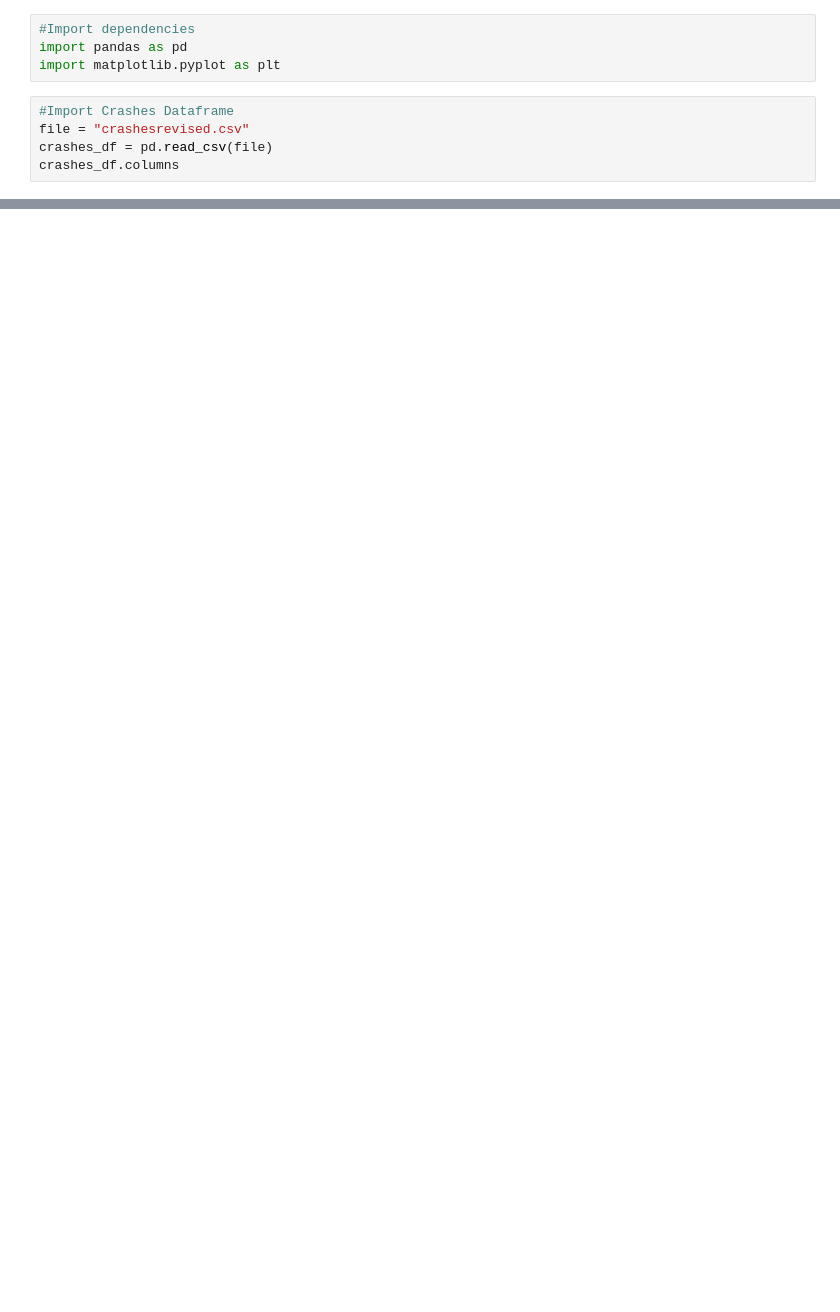
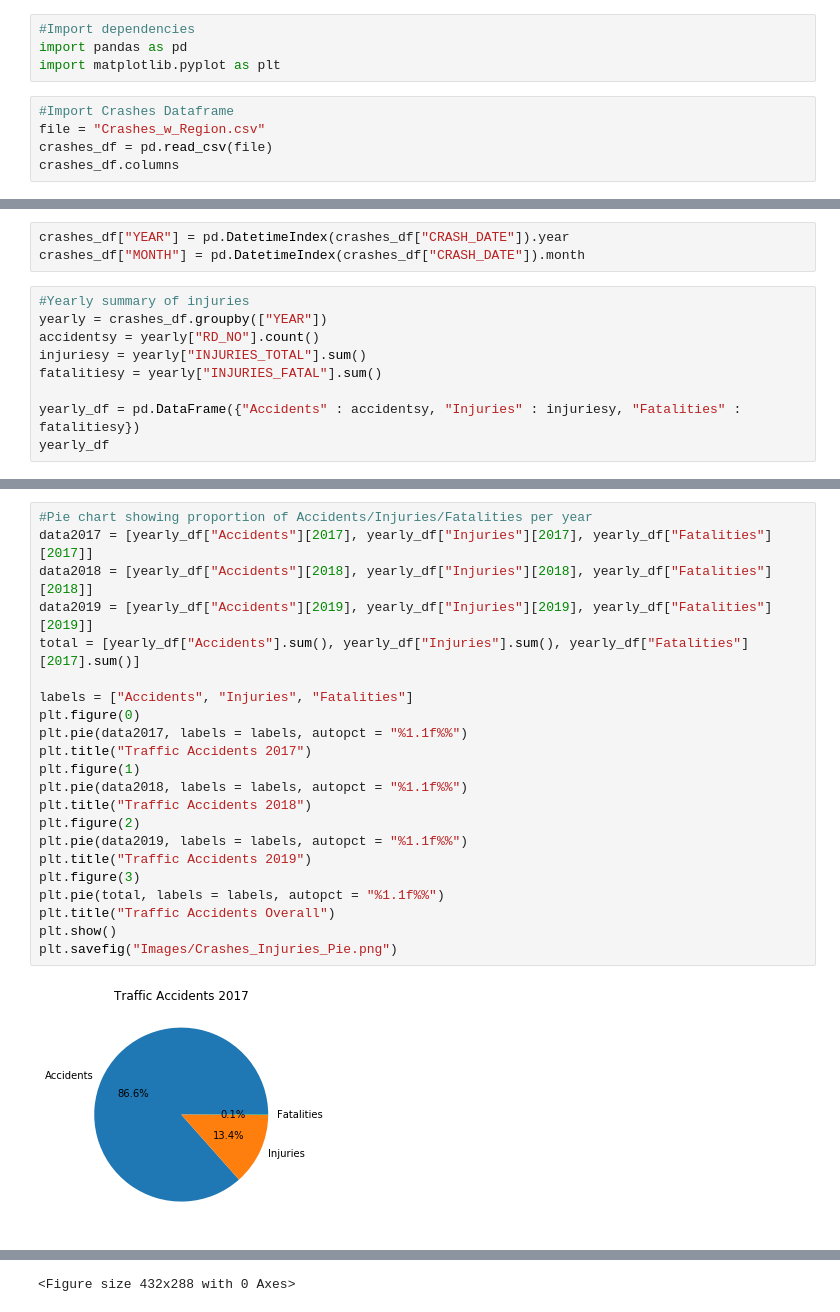
Before and after one commit to emharen/Project-One, a Jupyter notebook: CrashDataGraphs.ipynb, the cells around one changed output, grey strips where cells are left out. Drawn from its saved outputs; the diff is of its cells as text; blank space fills up the shorter version.

```diff
--- a/CrashDataGraphs.ipynb
+++ b/CrashDataGraphs.ipynb
@@ -4,7 +4,7 @@ import pandas as pd
 import matplotlib.pyplot as plt
 # %%
 #Import Crashes Dataframe
-file = "crashesrevised.csv"
+file = "Crashes_w_Region.csv"
 crashes_df = pd.read_csv(file)
 crashes_df.columns
 # %% [output]
@@ -36,0 +27,12 @@ yearly[["INJURIES_TOTAL", "INJURIES_FATAL"]].sum()
+# %%
+crashes_df["YEAR"] = pd.DatetimeIndex(crashes_df["CRASH_DATE"]).year
+crashes_df["MONTH"] = pd.DatetimeIndex(crashes_df["CRASH_DATE"]).month
+# %%
+#Yearly summary of injuries
+yearly = crashes_df.groupby(["YEAR"])
+accidentsy = yearly["RD_NO"].count()
+injuriesy = yearly["INJURIES_TOTAL"].sum()
+fatalitiesy = yearly["INJURIES_FATAL"].sum()
+
+yearly_df = pd.DataFrame({"Accidents" : accidentsy, "Injuries" : injuriesy, "Fatalities" : fatalitiesy})
+yearly_df
@@ -36,0 +45,24 @@ yearly[["INJURIES_TOTAL", "INJURIES_FATAL"]].sum()
+# %%
+#Pie chart showing proportion of Accidents/Injuries/Fatalities per year
+data2017 = [yearly_df["Accidents"][2017], yearly_df["Injuries"][2017], yearly_df["Fatalities"][2017]]
+data2018 = [yearly_df["Accidents"][2018], yearly_df["Injuries"][2018], yearly_df["Fatalities"][2018]]
+data2019 = [yearly_df["Accidents"][2019], yearly_df["Injuries"][2019], yearly_df["Fatalities"][2019]]
+total = [yearly_df["Accidents"].sum(), yearly_df["Injuries"].sum(), yearly_df["Fatalities"][2017].sum()]
+
+labels = ["Accidents", "Injuries", "Fatalities"]
+plt.figure(0)
+plt.pie(data2017, labels = labels, autopct = "%1.1f%%")
+plt.title("Traffic Accidents 2017")
+plt.figure(1)
+plt.pie(data2018, labels = labels, autopct = "%1.1f%%")
+plt.title("Traffic Accidents 2018")
+plt.figure(2)
+plt.pie(data2019, labels = labels, autopct = "%1.1f%%")
+plt.title("Traffic Accidents 2019")
+plt.figure(3)
+plt.pie(total, labels = labels, autopct = "%1.1f%%")
+plt.title("Traffic Accidents Overall")
+plt.show()
+plt.savefig("Images/Crashes_Injuries_Pie.png")
+# %% [output]
+[figure, added]
@@ -36,0 +72 @@ yearly[["INJURIES_TOTAL", "INJURIES_FATAL"]].sum()
+<Figure size 432x288 with 0 Axes>
```
Also changed, not shown: parts of 12 cells of this notebook, 5 other files.
